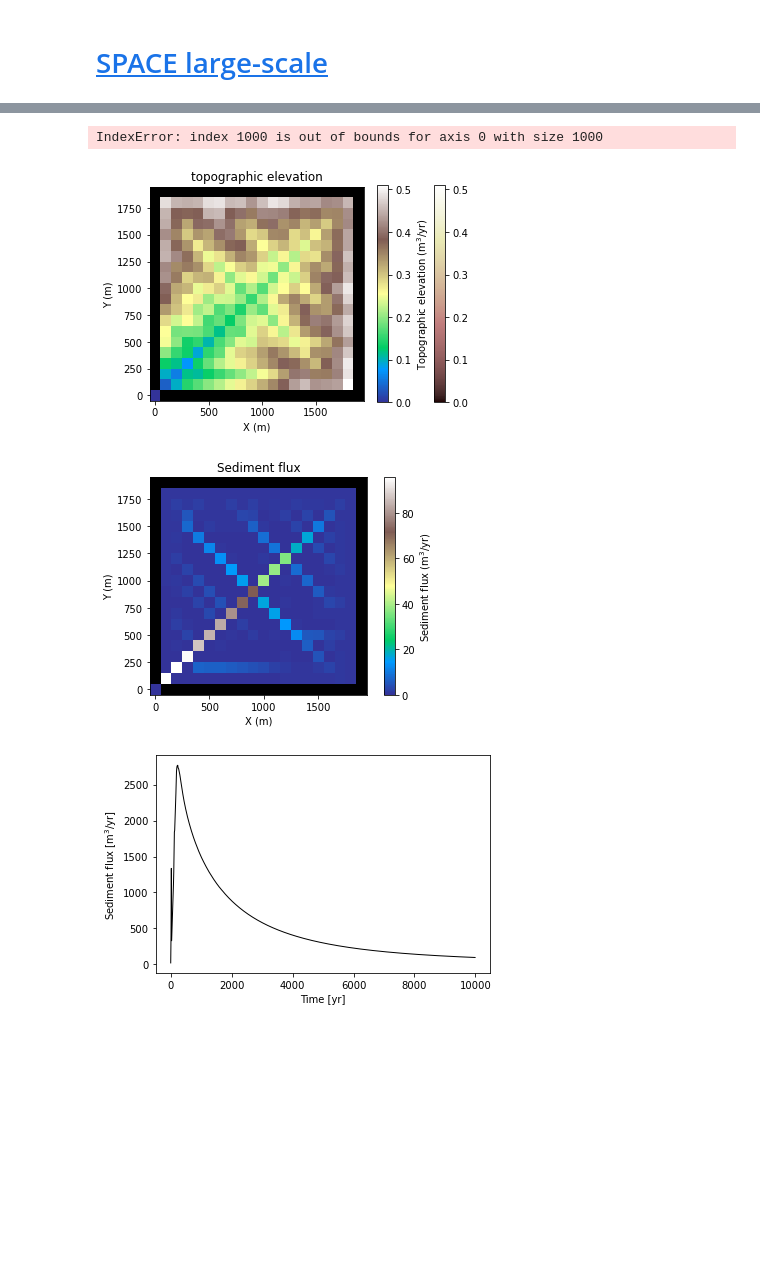
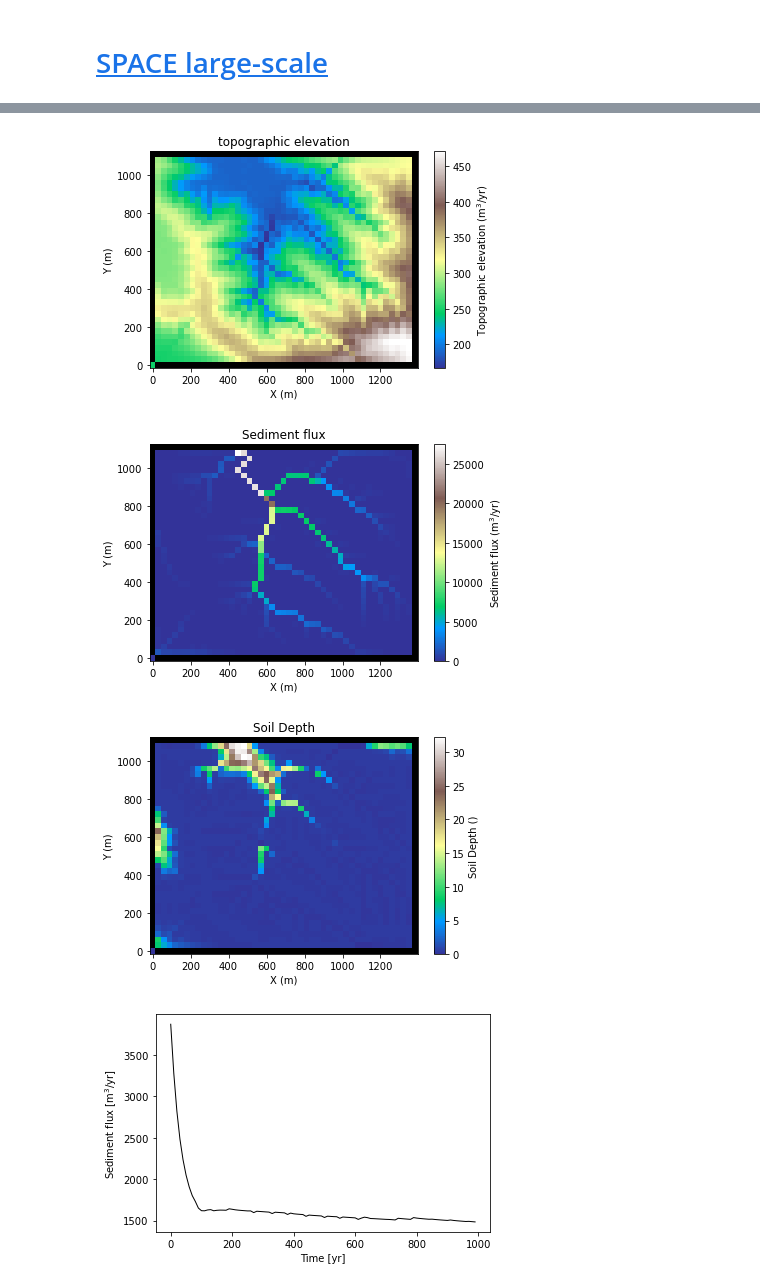
Before and after one commit to csdms-spring-school-2022/abrupt-perturbations, a Jupyter notebook: abrupt_fire_landslide/space.ipynb, the cells around one changed output, grey strips where cells are left out. Cells and saved outputs as stored; diff of their text form; code cells hidden in the pictures; blank space fills up the shorter version.

Commit message:
change space.ipynb to look at the small DEM file

```diff
--- a/abrupt_fire_landslide/space.ipynb
+++ b/abrupt_fire_landslide/space.ipynb
@@ -51,7 +66,7 @@ _ = imshow_grid(mg, "soil__depth")
 # %%
-flood_router = PriorityFloodFlowRouter(mg, flow_metric='D8', suppress_out = True)
+flood_router = PriorityFloodFlowRouter(grid, flow_metric='D8', suppress_out = True)
 space = SpaceLargeScaleEroder(
-    mg,
+    grid,
     K_sed=0.01, # erodibility for sediment
     K_br=0.001, # erodibility for bedrock
     F_f=0.0, #
@@ -67,52 +82,58 @@ space = SpaceLargeScaleEroder(
 timestep = 10.0
 elapsed_time = 0.0
 count = 0
-run_time = 1e4
+run_time = 1e3
 sed_flux = np.zeros(int(run_time // timestep))
 # %%
 while elapsed_time < run_time:
     flood_router.run_one_step()
     _ = space.run_one_step(dt=timestep)
-    sed_flux[count] = mg.at_node["sediment__flux"][node_next_to_outlet]
+    sed_flux[count] = grid.at_node["sediment__flux"][node_next_to_outlet]
     elapsed_time += timestep
     count += 1
-# %%
-flood_router.run_one_step()
-_ = space.run_one_step(dt=timestep)
-sed_flux[count] = mg.at_node["sediment__flux"][node_next_to_outlet]
-elapsed_time += timestep
-count += 1
-# %% [output]
-IndexError: index 1000 is out of bounds for axis 0 with size 1000
 # %%
 fig = plt.figure()
 plot = plt.subplot()
 _ = imshow_grid(
-    mg,
+    grid,
     "topographic__elevation",
     plot_name="topographic elevation",
     var_name="Topographic elevation",
     var_units=r"m$^3$/yr",
     grid_units=("m", "m"),
     cmap="terrain",
 )
 _ = plt.figure()
+
 _ = imshow_grid(
-    mg,
+    grid,
     "sediment__flux",
     plot_name="Sediment flux",
     var_name="Sediment flux",
     var_units=r"m$^3$/yr",
     grid_units=("m", "m"),
     cmap="terrain",
 )
 fig = plt.figure()
+
+_ = imshow_grid(
+    grid,
+    "soil__depth",
+    plot_name="Soil Depth",
+    var_name="Soil Depth",
+    var_units=r"",
+    grid_units=("m", "m"),
+    cmap="terrain",
+)
+fig = plt.figure()
+
 sedfluxplot = plt.subplot()
 _ = sedfluxplot.plot(np.arange(len(sed_flux)) * timestep, sed_flux, color="k", linewidth=1.0)
 _ = sedfluxplot.set_xlabel("Time [yr]")
 _ = sedfluxplot.set_ylabel(r"Sediment flux [m$^3$/yr]")
 # %% [output]
-[figure, old version]
+[figure, new version]
-[figure, old version]
+[figure, new version]
-[figure, old version]
+[figure, new version]
+[figure, added]
 # %%
```
Also changed, not shown: parts of 6 cells of this notebook.
